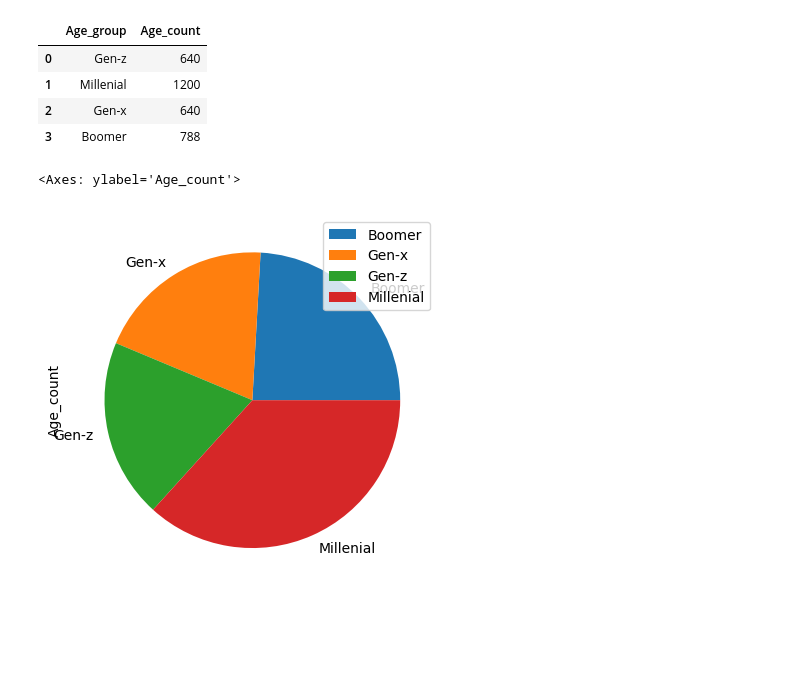
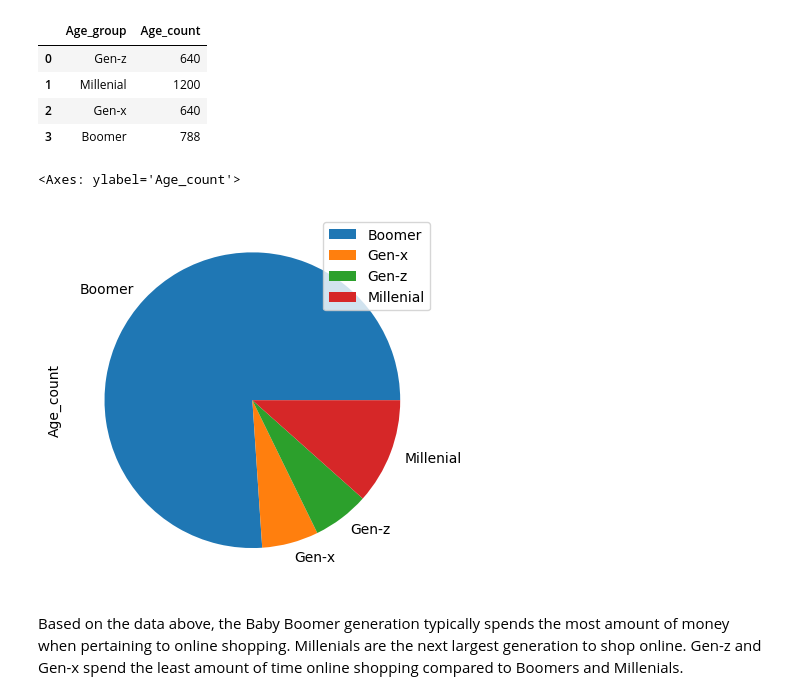
Before and after one commit to mhursh1231/Project-1, a Jupyter notebook: Project_01_Jess.ipynb, the cells around one changed output. Cells and saved outputs as stored; diff of their text form; code cells hidden in the pictures; blank space fills up the shorter version.

```diff
--- a/Project_01_Jess.ipynb
+++ b/Project_01_Jess.ipynb
@@ -51,7 +59,10 @@ df
 | 2 | Gen-x | 640 |
 | 3 | Boomer | 788 |
 # %%
+df = pd.DataFrame ({'Age_group' : ['Gen-z', 'Millenial', 'Gen-x', 'Boomer'] , 'Age_count': [640, 1200, 640, 7881]})
 df.groupby(['Age_group']).sum().plot(kind='pie', y='Age_count')
 # %% [output]
 <Axes: ylabel='Age_count'>
-[figure, old version]
+[figure, new version]
+# %% [markdown]
+Based on the data above, the Baby Boomer generation typically spends the most amount of money when pertaining to online shopping. Millenials are the next largest generation to shop online. Gen-z and Gen-x spend the least amount of time online shopping compared to Boomers and Millenials.
```
Also changed, not shown: parts of 3 cells of this notebook.
